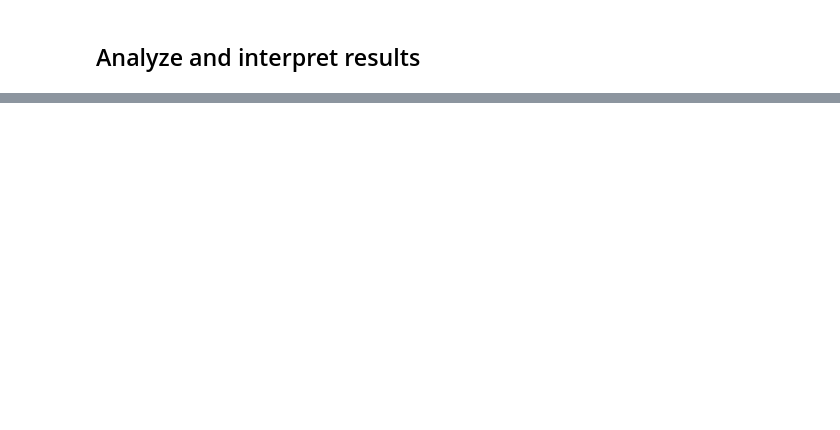
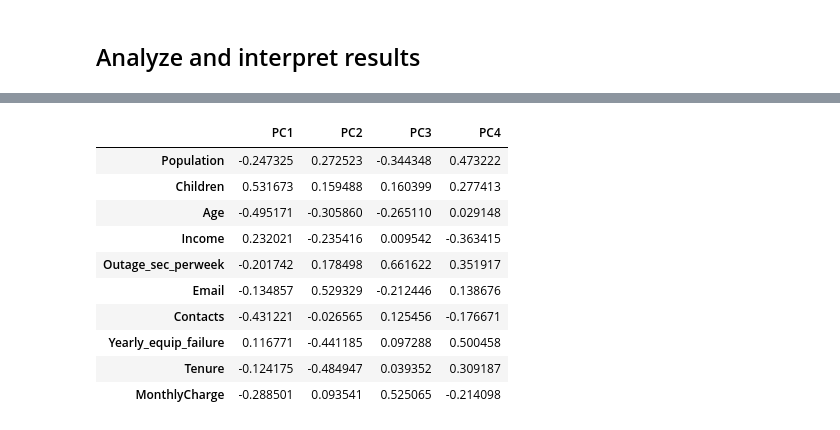
Before and after one commit to dayanaviana/WGU, a Jupyter notebook: D212-DataMiningII/__main__D212_2_PCA.ipynb, the cells around one changed output, grey strips where cells are left out. Cells and saved outputs as stored; diff of their text form; code cells hidden in the pictures; blank space fills up the shorter version.

```diff
--- a/D212-DataMiningII/__main__D212_2_PCA.ipynb
+++ b/D212-DataMiningII/__main__D212_2_PCA.ipynb
@@ -328,0 +309,15 @@ df_reduced.groupby('Cluster_Group').agg({
+# %%
+pc4 = pca_matrix_df[["PC1","PC2","PC3","PC4"]]
+pc4
+# %% [output]
+|  | PC1 | PC2 | PC3 | PC4 |
+| Population | -0.247325 | 0.272523 | -0.344348 | 0.473222 |
+| Children | 0.531673 | 0.159488 | 0.160399 | 0.277413 |
+| Age | -0.495171 | -0.305860 | -0.265110 | 0.029148 |
+| Income | 0.232021 | -0.235416 | 0.009542 | -0.363415 |
+| Outage_sec_perweek | -0.201742 | 0.178498 | 0.661622 | 0.351917 |
+| Email | -0.134857 | 0.529329 | -0.212446 | 0.138676 |
+| Contacts | -0.431221 | -0.026565 | 0.125456 | -0.176671 |
+| Yearly_equip_failure | 0.116771 | -0.441185 | 0.097288 | 0.500458 |
+| Tenure | -0.124175 | -0.484947 | 0.039352 | 0.309187 |
+| MonthlyCharge | -0.288501 | 0.093541 | 0.525065 | -0.214098 |
```
Also changed, not shown: parts of 32 cells of this notebook.
